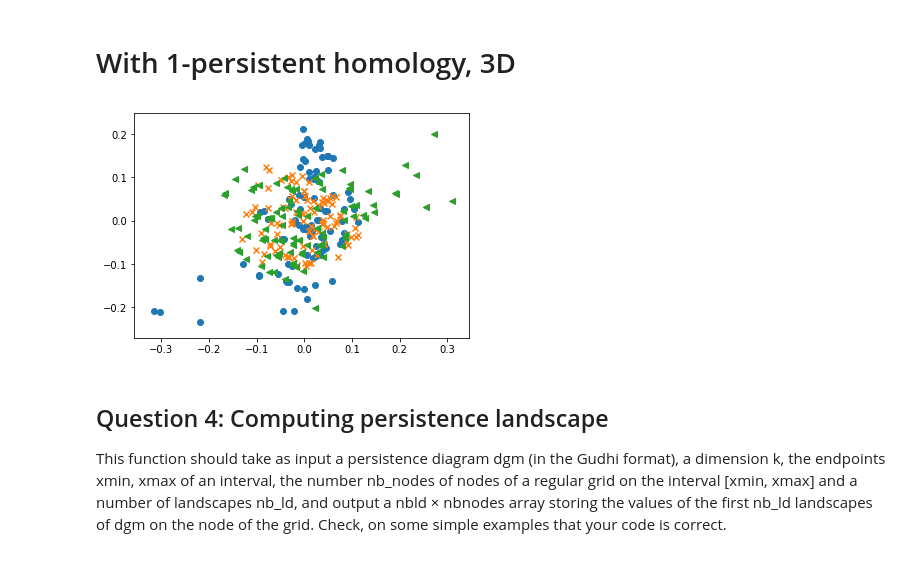
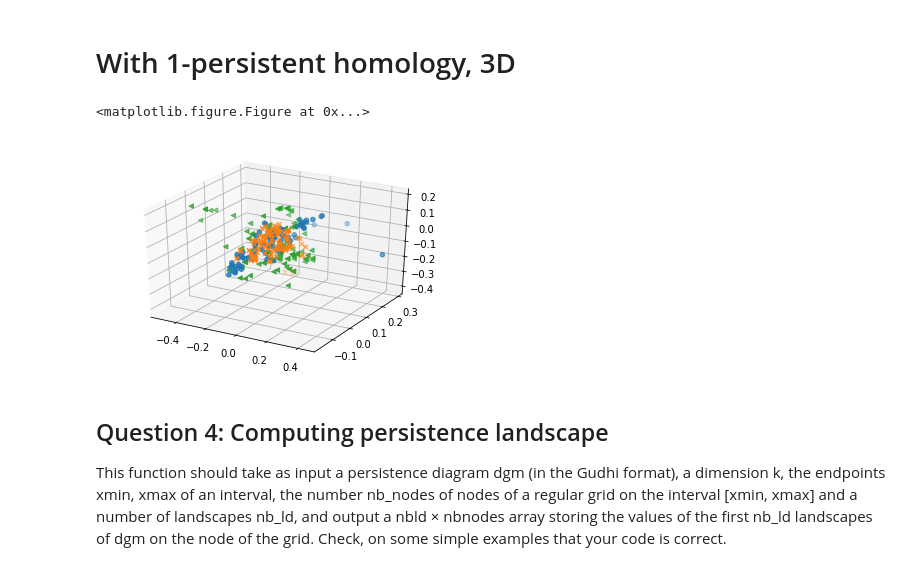
Before and after one commit to melisandeteng/PersistentHomology, a Jupyter notebook: dataSmartphoneProject.ipynb, the cells around one changed output. Drawn from its saved outputs; the diff is of its cells as text; code cells hidden in the pictures.

Commit message:
données en 3D représentées sur graph 3D

```diff
--- a/dataSmartphoneProject.ipynb
+++ b/dataSmartphoneProject.ipynb
@@ -214,25 +214,31 @@ plt.show()
 # %% [markdown]
 # With 1-persistent homology, 3D
 # %%
+from mpl_toolkits.mplot3d import Axes3D
+
 mds2 = manifold.MDS(n_components=3, max_iter=3000, eps=1e-9,
                    dissimilarity="precomputed", n_jobs=1)
 posA = mds2.fit(matrix_bottleneck_distance_A_1).embedding_
 posB = mds2.fit(matrix_bottleneck_distance_B_1).embedding_
 posC = mds2.fit(matrix_bottleneck_distance_C_1).embedding_
 
 plt.subplots_adjust(bottom = 0.1)
-plt.scatter(
-    posA[:, 0], posA[:, 1], marker = 'o'
+
+fig = plt.figure()
+ax = fig.add_subplot(111, projection='3d')
+ax.scatter(
+    posA[:, 0], posA[:, 1], posA[:, 2], marker = 'o'
     )
-plt.scatter(
-    posB[:, 0], posB[:, 1], marker = 'x'
+ax.scatter(
+    posB[:, 0], posB[:, 1], posB[:, 2], marker = 'x'
     )
-plt.scatter(
-    posC[:, 0], posC[:, 1], marker = '<'
+ax.scatter(
+    posC[:, 0], posC[:, 1], posC[:, 2], marker = '<'
     )
 plt.show()
 # %% [output]
+<matplotlib.figure.Figure at 0x...>
-[figure, old version]
+[figure, new version]
 # %% [markdown]
 ## Question 4: Computing persistence landscape
 This function should take as input a persistence
```
